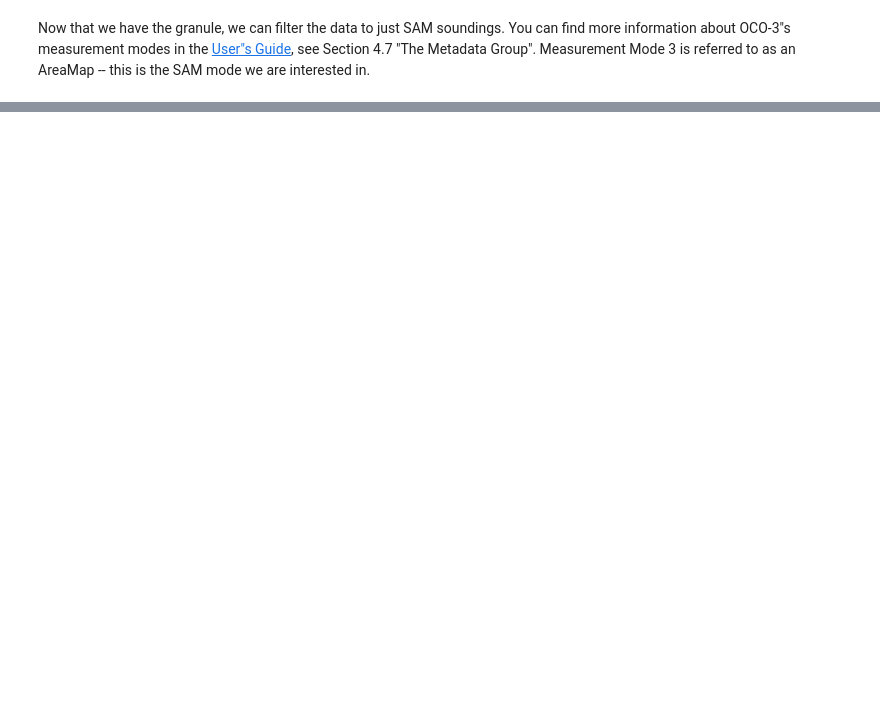
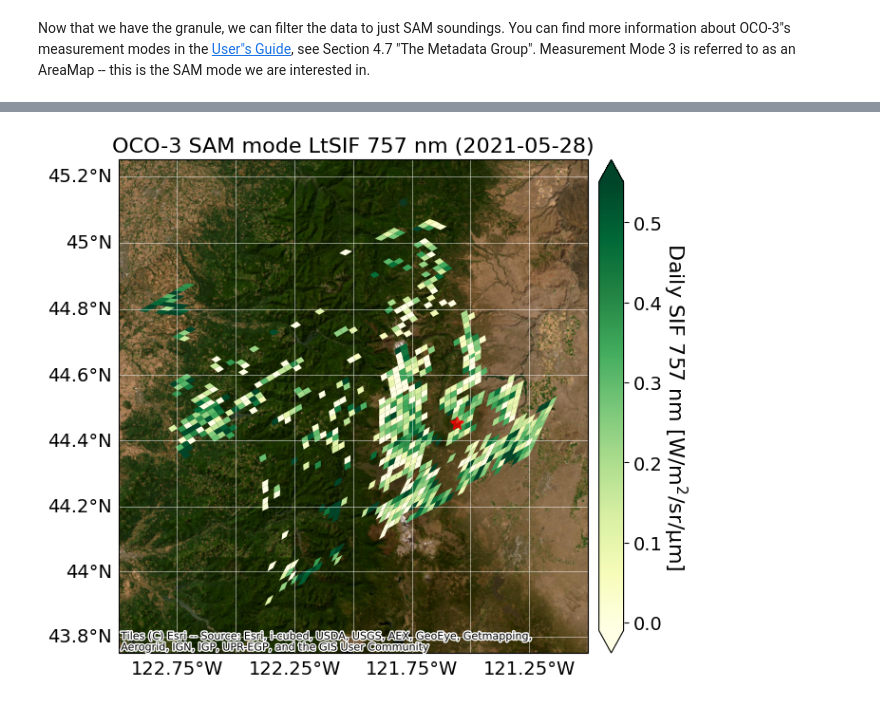
Before and after one commit to jackiryan/SIF-ARSET, a Jupyter notebook: notebooks/2_oco3_sam.ipynb, the cells around one changed output, grey strips where cells are left out. Saved outputs shown, nothing was run; the diff lists cells and outputs as text; code cells hidden in the pictures; blank space fills up the shorter version.

```diff
--- a/notebooks/2_oco3_sam.ipynb
+++ b/notebooks/2_oco3_sam.ipynb
@@ -251,0 +316,71 @@ except Exception as e:
+# %%
+# Follow the same procedure as in Section 1 but for 2021-05-28
+data_date_2 = datetime(2021, 5, 28)
+# Extent may need to be modified slightly per SAM mode acquisition
+sam_extent_2 = [-123, -121, 43.75, 45.25]
+granule = dl.get_granule_by_date(dataset, data_date_2)
+
+meas_mode = np.array(granule["Metadata_MeasurementMode"].data[:])
+qual_flag = np.array(granule["Quality_Flag"].data[:])
+sam_mask  = (meas_mode == 3) & ((qual_flag == 0) | (qual_flag == 1))
+
+all_lat = granule["Latitude"].data[:]
+all_lon = granule["Longitude"].data[:]
+all_sif = granule["Daily_SIF_757nm"].data[:]
+
+lat = all_lat[sam_mask]
+lon = all_lon[sam_mask]
+sif = all_sif[sam_mask]
+
+all_footlat = granule["Geolocation_footprint_latitude_vertices"].data[:]
+all_footlon = granule["Geolocation_footprint_longitude_vertices"].data[:]
+footprint_lat = all_footlat[sam_mask][:]
+footprint_lon = all_footlon[sam_mask][:]
+
+fig = plt.figure(figsize=(12, 6))
+ax = fig.add_subplot(1, 1, 1, projection=ccrs.GOOGLE_MERCATOR)
+
+ax.set_extent(sam_extent_2, crs=ccrs.PlateCarree())
+
+# Add a marker with the tower location to the plot. These coordinates can be found on the Ameriflux site
+ax.plot(-121.5589, 44.4526, marker='*', color='red', markersize=10, alpha=0.7, transform=ccrs.Geodetic())
+
+patches_list = []
+for i in range(len(sif)):
+    polygon = patches.Polygon(np.column_stack([footprint_lon[i], footprint_lat[i]]))
+    patches_list.append(polygon)
+
+pcol = PatchCollection(
+    patches_list,
+    cmap="YlGn",
+    transform=ccrs.PlateCarree()
+)
+
+pcol.set_array(np.array(sif))
+pcol.set_clim(-0.01, 0.55)
+sif_layer = ax.add_collection(pcol)
+
+ctx.add_basemap(
+    ax,
+    source=ctx.providers.Esri.WorldImagery,
+    crs=ccrs.GOOGLE_MERCATOR,
+    zoom=9
+)
+
+gl = ax.gridlines(draw_labels=True, linewidth=0.5, color="white", alpha=0.7, linestyle="-")
+gl.top_labels = False
+gl.right_labels = False
+gl.xformatter = LONGITUDE_FORMATTER
+gl.yformatter = LATITUDE_FORMATTER
+gl.xlabel_style = {"size": 14, "color": "black"}
+gl.ylabel_style = {"size": 14, "color": "black"}
+
+plt.title(f"OCO-3 SAM mode LtSIF 757 nm ({data_date_2.strftime("%Y-%m-%d")})", fontsize=16)
+cbar = plt.colorbar(sif_layer, ax=ax, extend="both", pad=0.01)
+cbar.ax.tick_params(labelsize=14)
+cbar.set_label(r"Daily SIF 757 nm [W/$\mathrm{m}^2$/sr/μm]", fontsize=16, rotation=270, labelpad=20)
+
+plt.tight_layout()
+plt.show()
+# %% [output]
+[figure, added]
```
Also changed, not shown: parts of 9 cells of this notebook, 2 other files.
